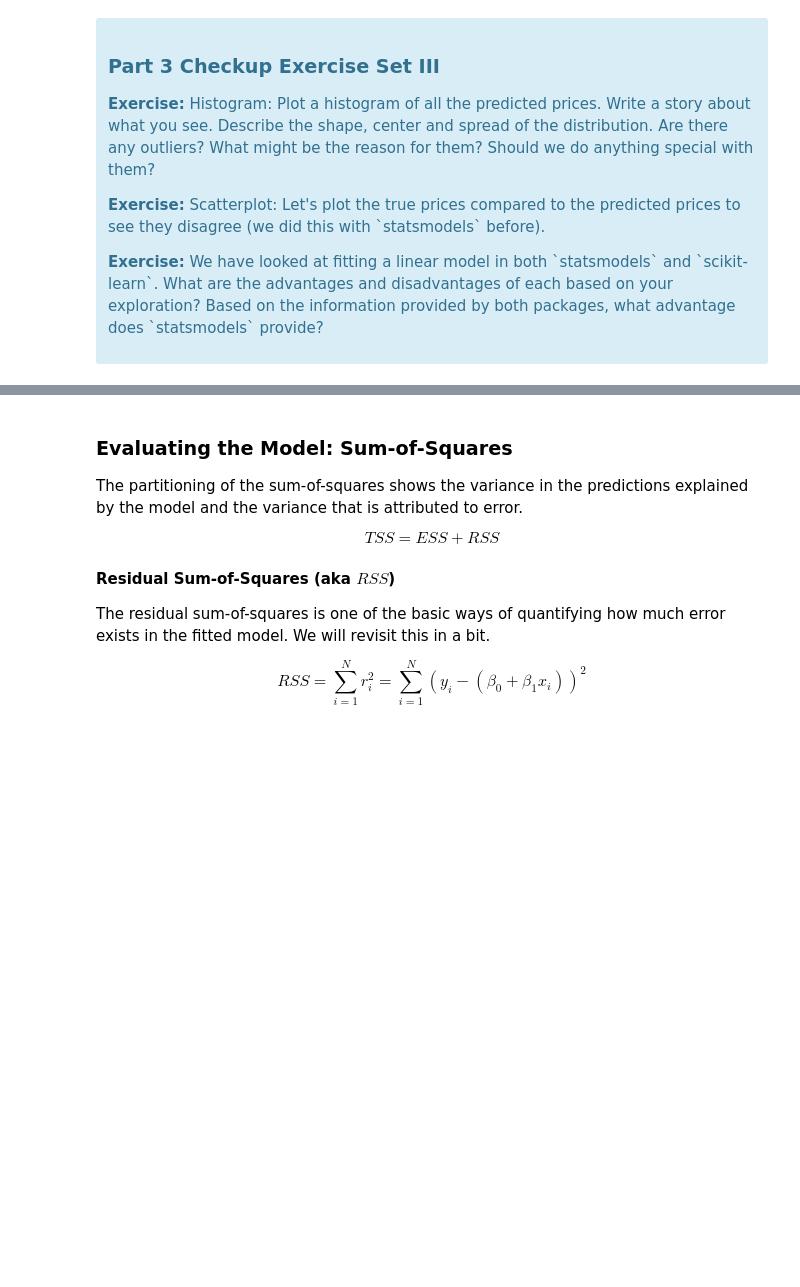
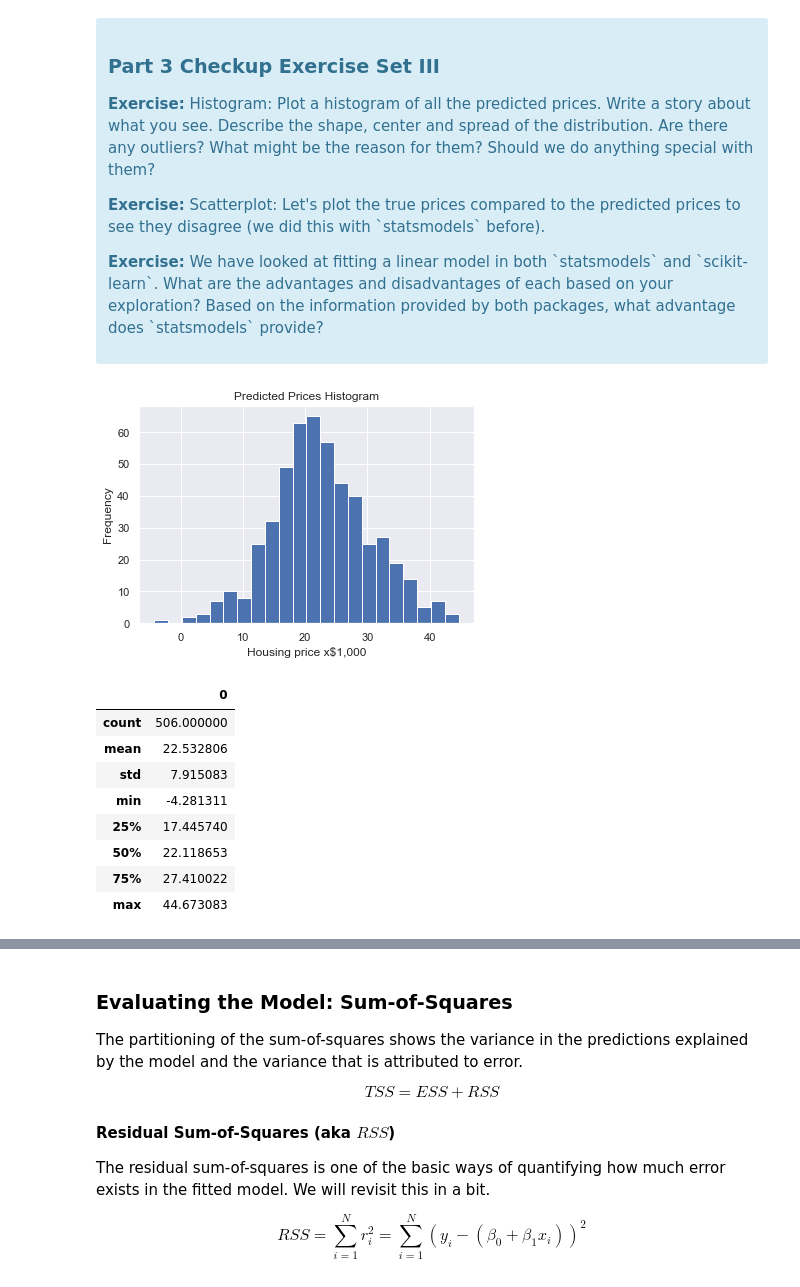
Before and after one commit to michellebonat/boston-housing-regression, a Jupyter notebook: Mini_Project_Linear_Regression.ipynb, the cells around one changed output, grey strips where cells are left out. Drawn from its saved outputs; the diff is of its cells as text; code cells hidden in the pictures; blank space fills up the shorter version.

```diff
--- a/Mini_Project_Linear_Regression.ipynb
+++ b/Mini_Project_Linear_Regression.ipynb
@@ -490,0 +573,26 @@ lm.predict(X)[0:5]
+# %%
+# your turn
+# Histogram
+# Looks to be fairly normally distributed, although there is an outlier -4.28.
+# We should look at this outlier more, since it seems odd that a house would have a neg price.
+sns.set(context='notebook', rc={'figure.figsize':(6,4)})
+
+plt.hist(lm.predict(X), bins=int(len(lm.predict(X))**0.5))
+plt.xlabel("Housing price x$1,000")
+plt.ylabel("Frequency")
+plt.title("Predicted Prices Histogram")
+plt.show()
+
+pred_df = pd.DataFrame(lm.predict(X))
+pred_df.describe()
+# %% [output]
+[figure, added]
+|  | 0 |
+| count | 506.000000 |
+| mean | 22.532806 |
+| std | 7.915083 |
+| min | -4.281311 |
+| 25% | 17.445740 |
+| 50% | 22.118653 |
+| 75% | 27.410022 |
+| max | 44.673083 |
```
Also changed, not shown: parts of 25 cells of this notebook.
